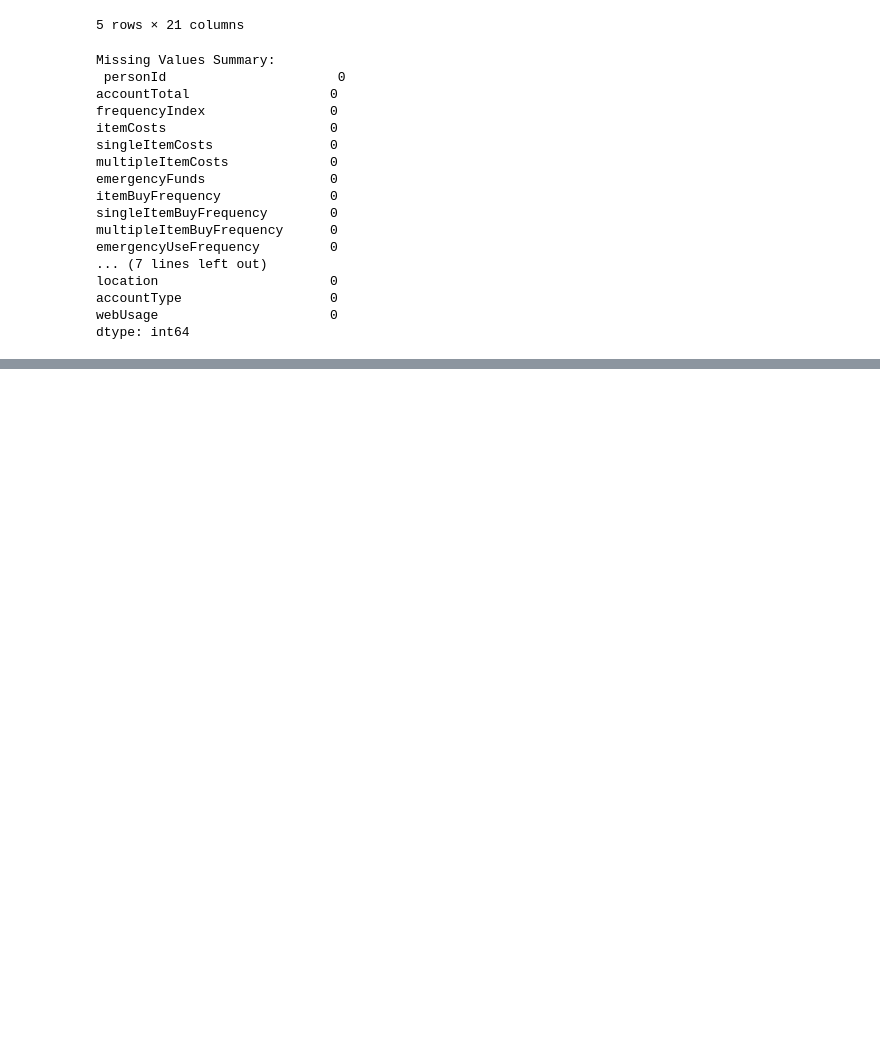
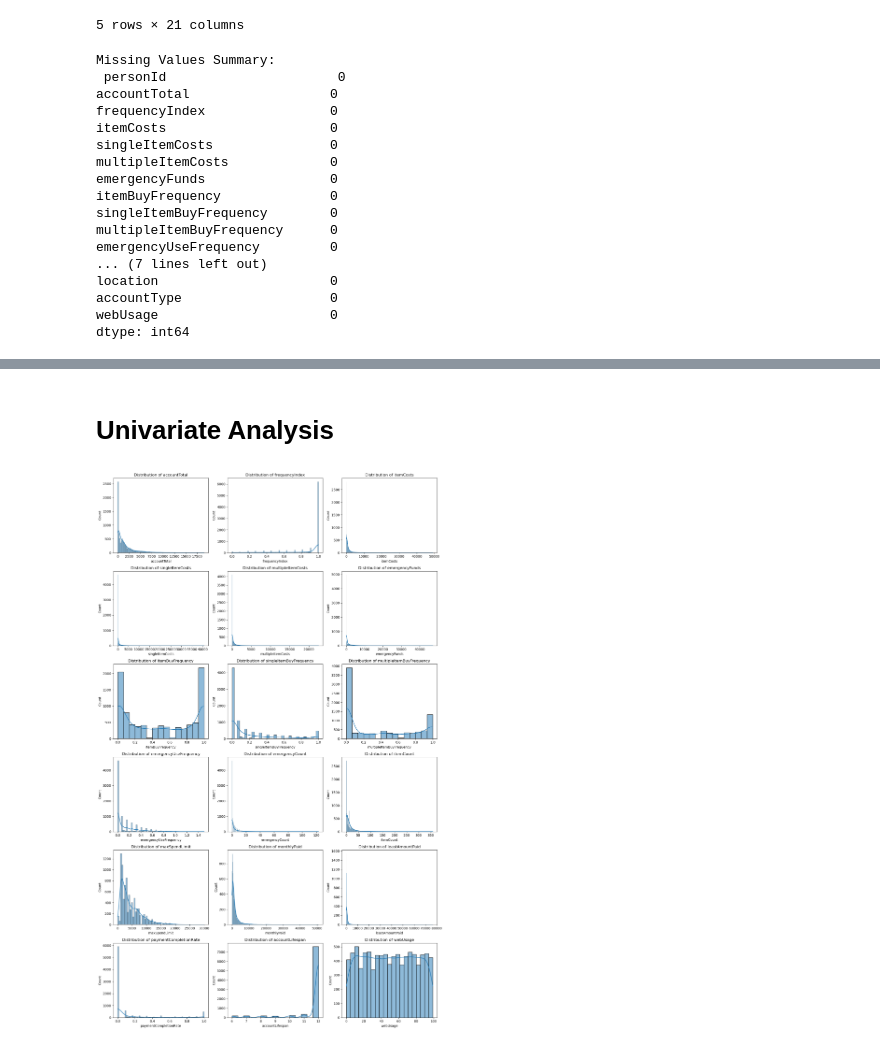
Before and after one commit to MattiaCervelli/AI-ML_project.shopEasy_283791, a Jupyter notebook: main.ipynb, the cells around one changed output, grey strips where cells are left out. Drawn from its saved outputs; the diff is of its cells as text; code cells hidden in the pictures; blank space fills up the shorter version.

```diff
--- a/main.ipynb
+++ b/main.ipynb
@@ -43,0 +38,3 @@ plt.show()
+# %%
+shopEasy_df['maxSpendLimit'].fillna(shopEasy_df['maxSpendLimit'].mean(), inplace=True)
+shopEasy_df['leastAmountPaid'].fillna(shopEasy_df['leastAmountPaid'].median(), inplace=True)
@@ -43,0 +51,23 @@ plt.show()
+# %% [markdown]
+# Univariate Analysis
+# %%
+# Selecting numerical features
+numerical_features = shopEasy_df.select_dtypes(include=['float64', 'int64']).columns
+
+# Determine the number of rows/columns for the subplot grid
+num_features = len(numerical_features)
+ncols = 3
+nrows = num_features // ncols + (num_features % ncols > 0)
+
+# Creating subplots
+plt.figure(figsize=(15, nrows * 4))
+
+for i, column in enumerate(numerical_features, 1):
+    plt.subplot(nrows, ncols, i)
+    sns.histplot(shopEasy_df[column], kde=True)
+    plt.title(f'Distribution of {column}')
+
+plt.tight_layout()
+plt.show()
+# %% [output]
+[figure, added]
```
Also changed, not shown: parts of 5 cells of this notebook.
